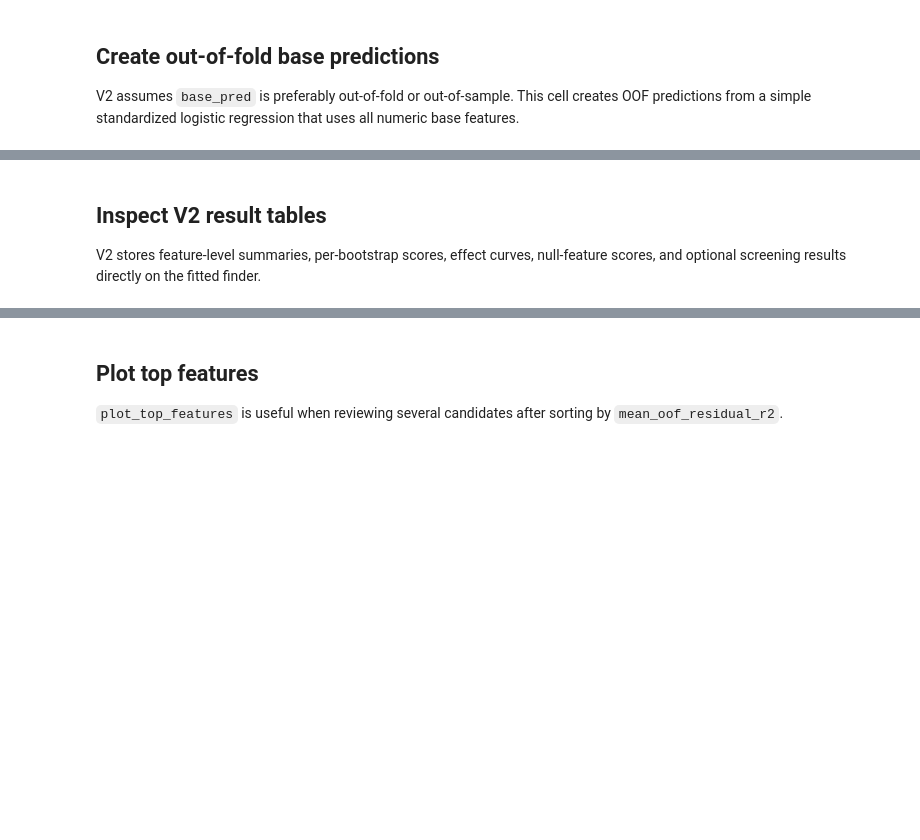
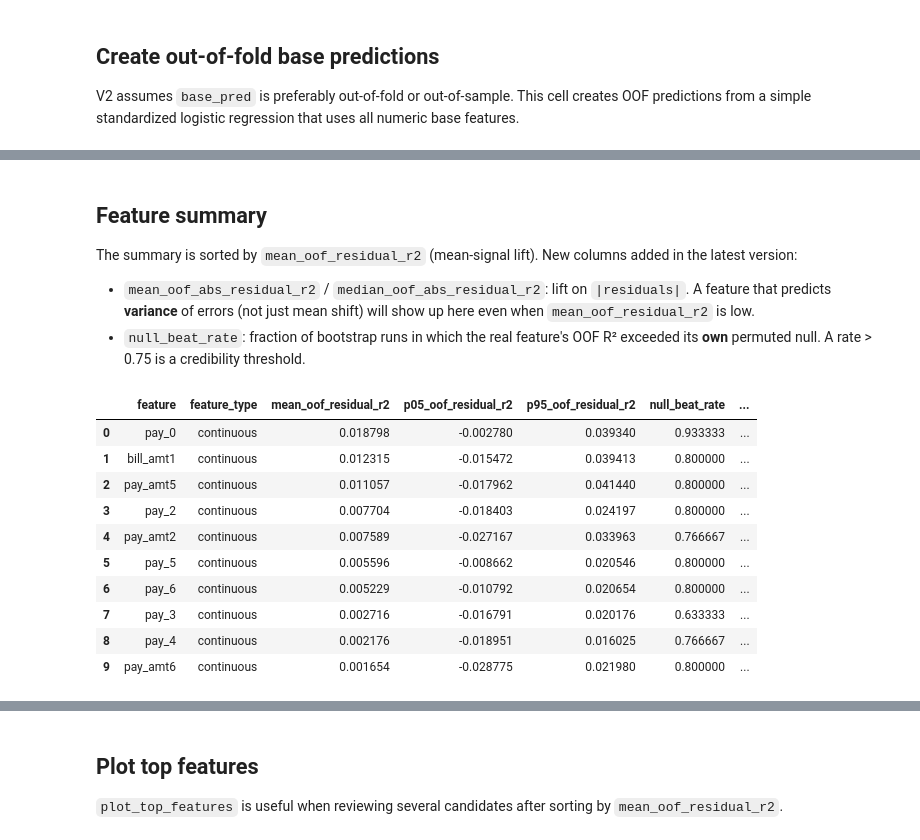
Before and after one commit to asacco-97/modeling-tools, a Jupyter notebook: notebooks/residual_signal_finder_v2_walkthrough.ipynb, the cells around one changed output, grey strips where cells are left out. Saved outputs shown, nothing was run; the diff lists cells and outputs as text; code cells hidden in the pictures; blank space fills up the shorter version.

```diff
--- a/notebooks/residual_signal_finder_v2_walkthrough.ipynb
+++ b/notebooks/residual_signal_finder_v2_walkthrough.ipynb
@@ -198,20 +272,33 @@ display(summary.head(10))
 # %% [markdown]
-## Inspect V2 result tables
+## Feature summary
 
-V2 stores feature-level summaries, per-bootstrap scores, effect curves, null-feature
-scores, and optional screening results directly on the fitted finder.
+The summary is sorted by `mean_oof_residual_r2` (mean-signal lift). New columns added
+in the latest version:
+
+- `mean_oof_abs_residual_r2` / `median_oof_abs_residual_r2`: lift on `|residuals|`.
+  A feature that predicts **variance** of errors (not just mean shift) will show up here
+  even when `mean_oof_residual_r2` is low.
+- `null_beat_rate`: fraction of bootstrap runs in which the real feature's OOF R²
+  exceeded its **own** permuted null. A rate > 0.75 is a credibility threshold.
 # %%
-print('Screening results')
-display(finder.screening_results_.head(10))
-
-print('Bootstrap results')
-display(finder.bootstrap_results_.head(10))
-
-print('Effect curves')
-display(finder.effect_curves_.head(10))
-
-print('Null results')
-display(finder.null_results_.head(10))
-
-print('Warnings')
-display(finder.warnings_)
+mean_signal_cols = [
+    'feature', 'feature_type',
+    'mean_oof_residual_r2', 'p05_oof_residual_r2', 'p95_oof_residual_r2',
+    'null_beat_rate',
+    'mean_oof_abs_residual_r2',
+    'median_effect_curve_spearman_stability',
+    'pct_positive_feature_residual_spearman',
+]
+display(summary[mean_signal_cols].head(10))
+# %% [output]
+|  | feature | feature_type | mean_oof_residual_r2 | p05_oof_residual_r2 | p95_oof_residual_r2 | null_beat_rate | ... |
+| 0 | pay_0 | continuous | 0.018798 | -0.002780 | 0.039340 | 0.933333 | ... |
+| 1 | bill_amt1 | continuous | 0.012315 | -0.015472 | 0.039413 | 0.800000 | ... |
+| 2 | pay_amt5 | continuous | 0.011057 | -0.017962 | 0.041440 | 0.800000 | ... |
+| 3 | pay_2 | continuous | 0.007704 | -0.018403 | 0.024197 | 0.800000 | ... |
+| 4 | pay_amt2 | continuous | 0.007589 | -0.027167 | 0.033963 | 0.766667 | ... |
+| 5 | pay_5 | continuous | 0.005596 | -0.008662 | 0.020546 | 0.800000 | ... |
+| 6 | pay_6 | continuous | 0.005229 | -0.010792 | 0.020654 | 0.800000 | ... |
+| 7 | pay_3 | continuous | 0.002716 | -0.016791 | 0.020176 | 0.633333 | ... |
+| 8 | pay_4 | continuous | 0.002176 | -0.018951 | 0.016025 | 0.766667 | ... |
+| 9 | pay_amt6 | continuous | 0.001654 | -0.028775 | 0.021980 | 0.800000 | ... |
```
Also changed, not shown: parts of 27 cells of this notebook, 2 other files.
